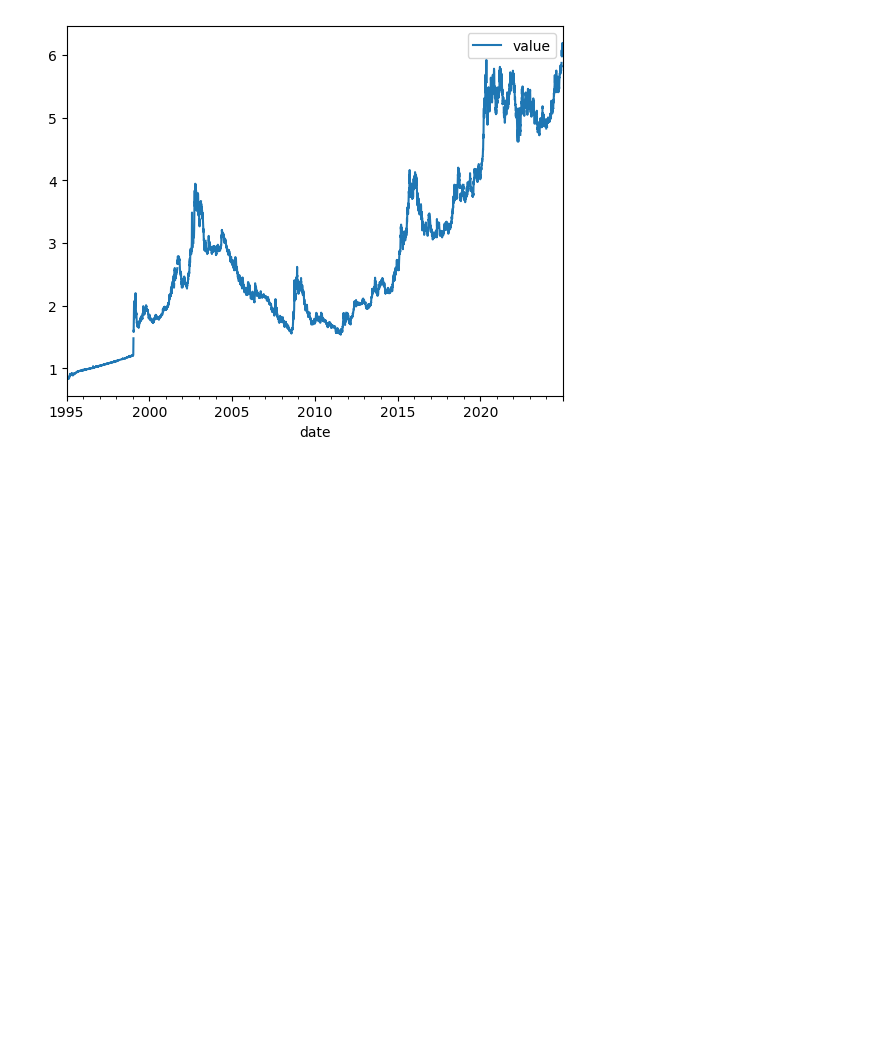
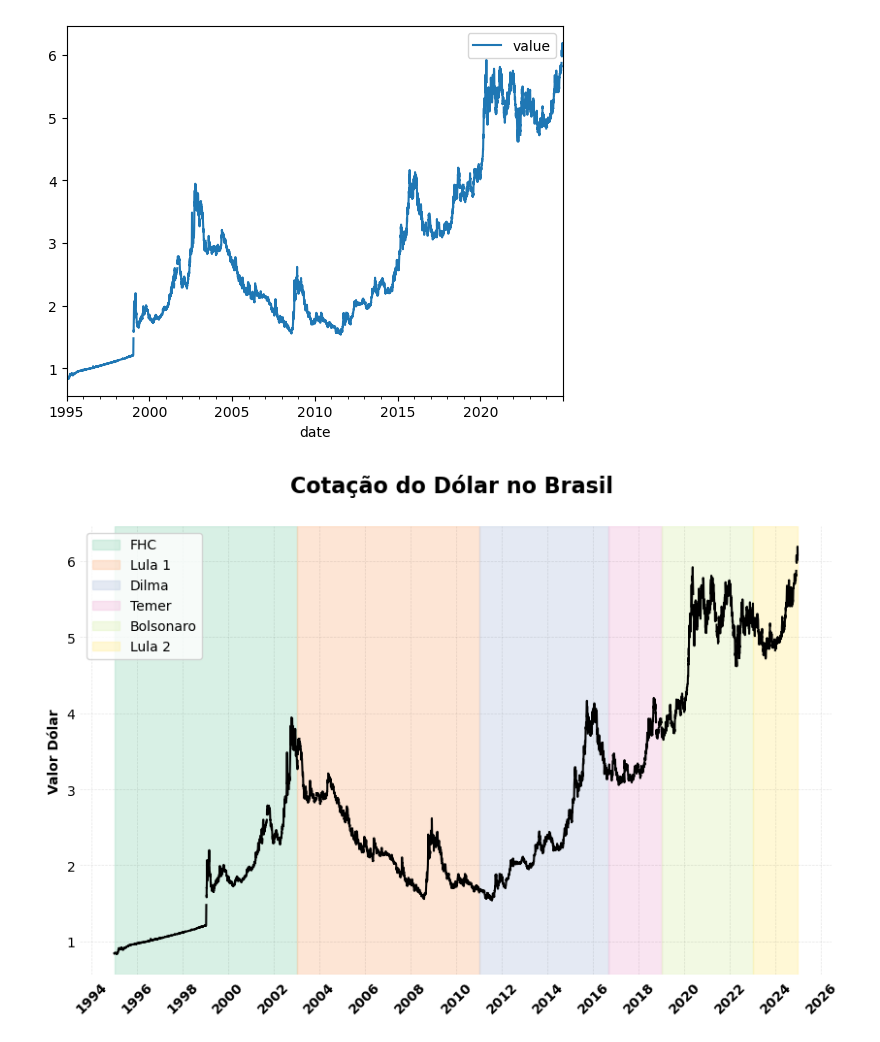
Before and after one commit to VieiraJulio/Dollar-Exchange-Rates-by-Brazilian-Government-API, a Jupyter notebook: API FRED - Presidentes.ipynb, the cells around one changed output. Cells and saved outputs as stored; diff of their text form; code cells hidden in the pictures; blank space fills up the shorter version.

Commit message:
Usando Matplotlib para criar e modificar o gráfico.

```diff
--- a/API FRED - Presidentes.ipynb
+++ b/API FRED - Presidentes.ipynb
@@ -247,3 +247,54 @@ df_dolar_final.plot()
 # %% [output]
 <Axes: xlabel='date'>
 [figure]
+# %%
+import matplotlib.pyplot as plt
+
+# mudando esquema de cores
+
+cores = plt.cm.Pastel2.colors
+# %%
+# períodos dos presidentes
+presidentes = {
+    "FHC": ("1995-01-01", "2002-12-31"),
+    "Lula 1": ("2003-01-01", "2010-12-31"),
+    "Dilma": ("2011-01-01", "2016-08-31"),
+    "Temer": ("2016-09-01", "2018-12-31"),
+    "Bolsonaro": ("2019-01-01", "2022-12-31"),
+    "Lula 2": ("2023-01-01", "2024-12-20"),
+}
+# %%
+from matplotlib.dates import YearLocator
+
+
+fig, ax = plt.subplots(figsize = (10,6))
+
+ax.plot(df_dolar_final.index, df_dolar_final['value'], color = 'black')
+
+ax.set_title('Cotação do Dólar no Brasil \n', color = 'black', fontsize = 16, fontweight = 'bold')
+ax.set_ylabel('Valor Dólar', color = 'black',fontweight = 'bold')
+
+ax.tick_params(axis = 'y', length = 0)
+ax.tick_params(axis = 'x', length = 0)
+ax.xaxis.set_major_locator(YearLocator(2))
+
+ax.tick_params(axis='x', labelsize=10)  # Configuração básica
+
+for label in ax.get_xticklabels():
+    label.set_fontweight('bold')
+
+ax.xaxis.set_tick_params(rotation = 45)
+
+
+ax.grid(linestyle = '--', linewidth = 0.5, color = 'black', alpha = 0.1)
+
+for i, presidente in enumerate(presidentes):
+    ax.axvspan(presidentes[presidente][0], presidentes[presidente][1], color = cores[i], alpha = 0.5, label = presidente)
+
+ax.legend()
+
+ax.set_frame_on(False)
+
+plt.show()
+# %% [output]
+[figure, added]
```
